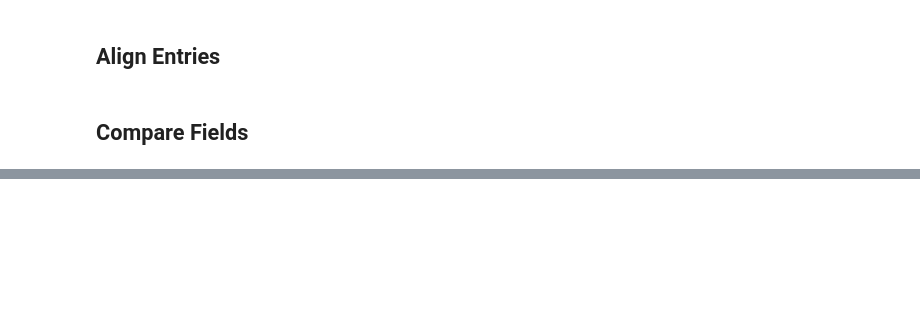
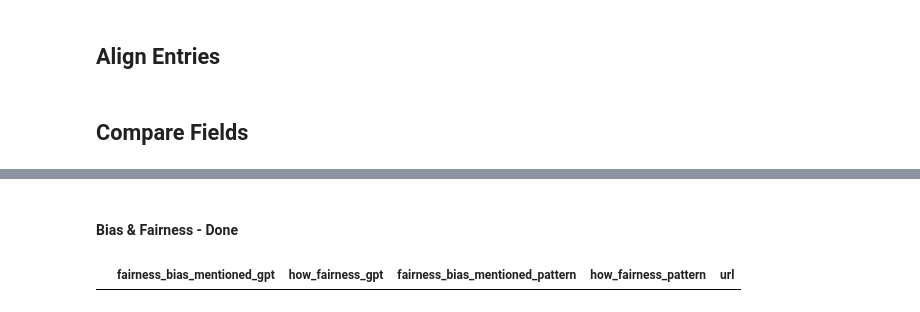
Before and after one commit to sissi-shen/gamification_data_analysis, a Jupyter notebook: Data Acquisition/validate_outputs.ipynb, the cells around one changed output, grey strips where cells are left out. Drawn from its saved outputs; the diff is of its cells as text; code cells hidden in the pictures; blank space fills up the shorter version.

```diff
--- a/Data Acquisition/validate_outputs.ipynb
+++ b/Data Acquisition/validate_outputs.ipynb
@@ -120,0 +147,7 @@ drivendata_merged_df = pd.merge(
+# %% [markdown]
+#### Bias & Fairness - Done
+# %%
+pd.set_option('display.max_colwidth', None)
+kaggle_merged_df[kaggle_merged_df["fairness_bias_mentioned_match"] == False][["fairness_bias_mentioned_gpt","how_fairness_gpt","fairness_bias_mentioned_pattern", "how_fairness_pattern", "url"]]
+# %% [output]
+|  | fairness_bias_mentioned_gpt | how_fairness_gpt | fairness_bias_mentioned_pattern | how_fairness_pattern | url |
```
Also changed, not shown: parts of 50 cells of this notebook.
